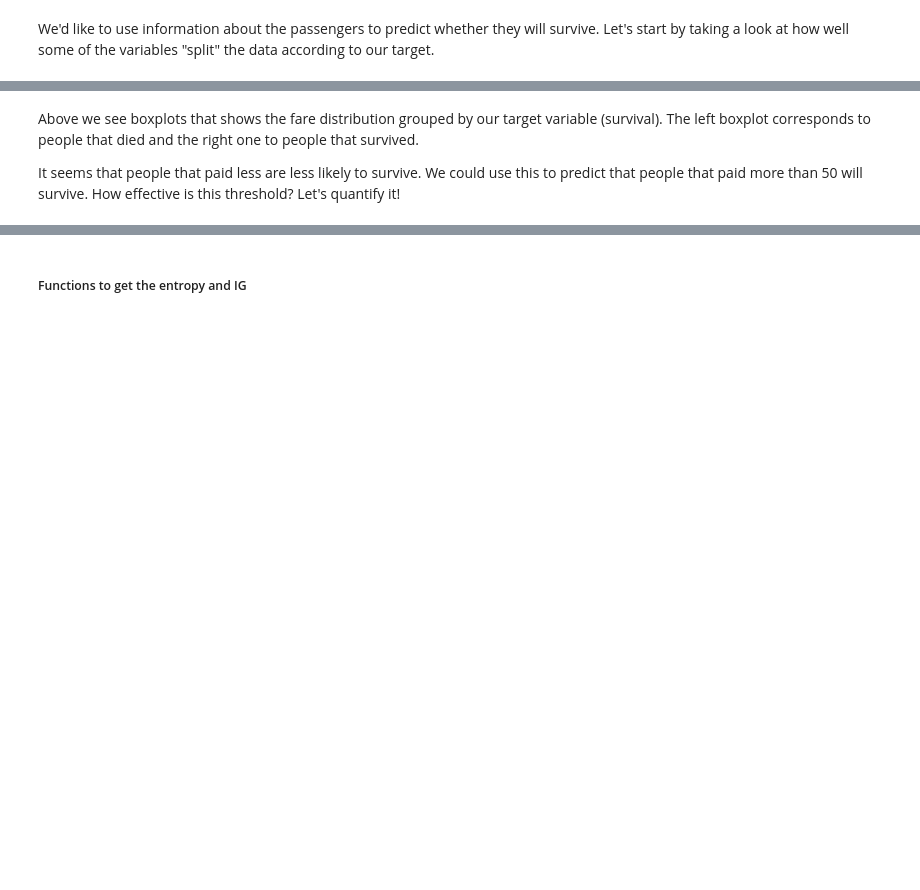
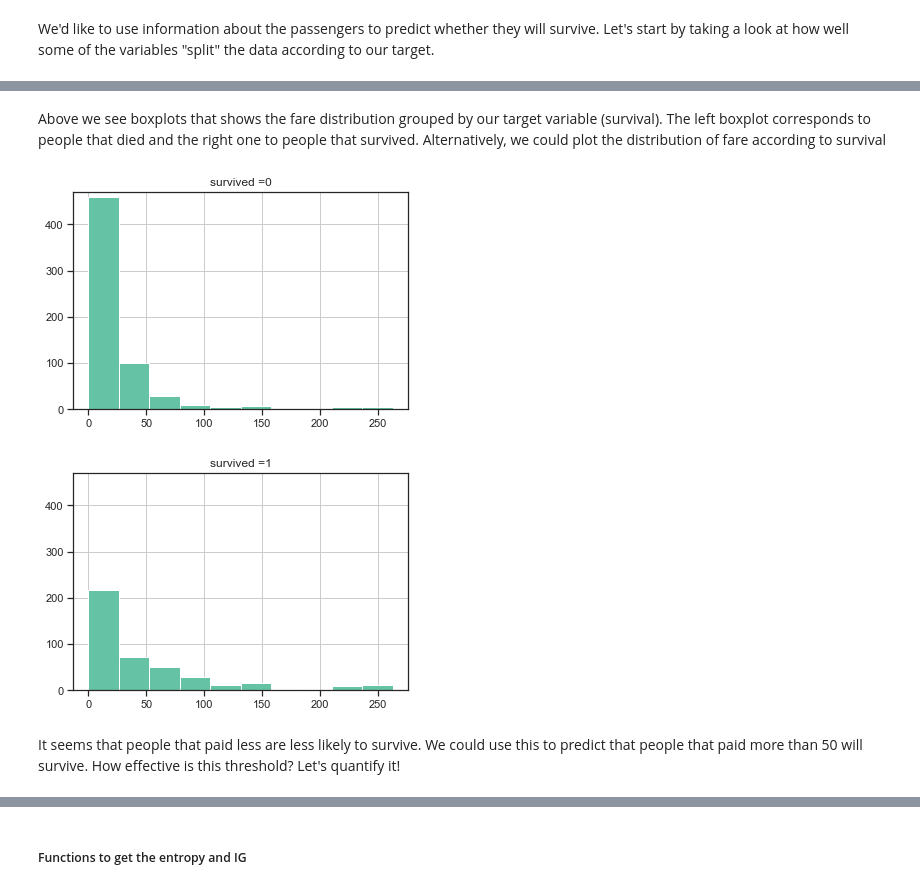
Before and after one commit to yizuc/datamining, a Jupyter notebook: Module2_Supervised/Supervised segmentation.ipynb, the cells around one changed output, grey strips where cells are left out. Cells and saved outputs as stored; diff of their text form; code cells hidden in the pictures; blank space fills up the shorter version.

```diff
--- a/Module2_Supervised/Supervised segmentation.ipynb
+++ b/Module2_Supervised/Supervised segmentation.ipynb
@@ -51,6 +51,15 @@ df.boxplot("fare", by="survived", grid=False, sym='k.')
+# %% [markdown]
+Above we see boxplots that shows the fare distribution grouped by our target variable (survival). The left boxplot corresponds to people that died and the right one to people that survived. Alternatively, we could plot the distribution of fare according to survival
+# %%
+for r in range(2):
+    hist = df[df.survived == r].hist('fare')
+    plt.title("survived =" + str(r))
+    plt.ylim(0,470)
+    plt.show()
+# %% [output]
+[figure, added]
+[figure, added]
 # %% [markdown]
-Above we see boxplots that shows the fare distribution grouped by our target variable (survival). The left boxplot corresponds to people that died and the right one to people that survived.
-
 It seems that people that paid less are less likely to survive. We could use this to predict that people that paid more than 50 will survive. How effective is this threshold? Let's quantify it!
 # %% [markdown]
 ***
```
Also changed, not shown: parts of 4 cells of this notebook, 2 other files.
